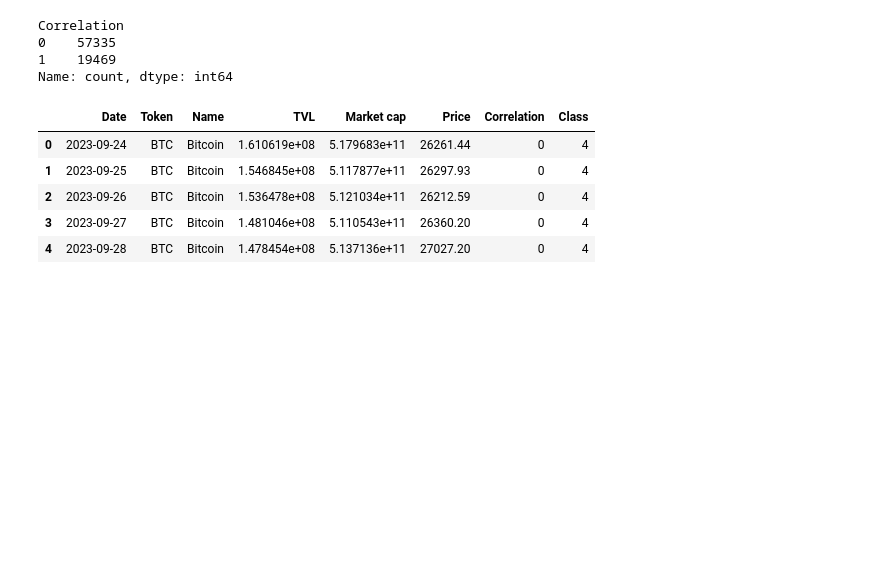
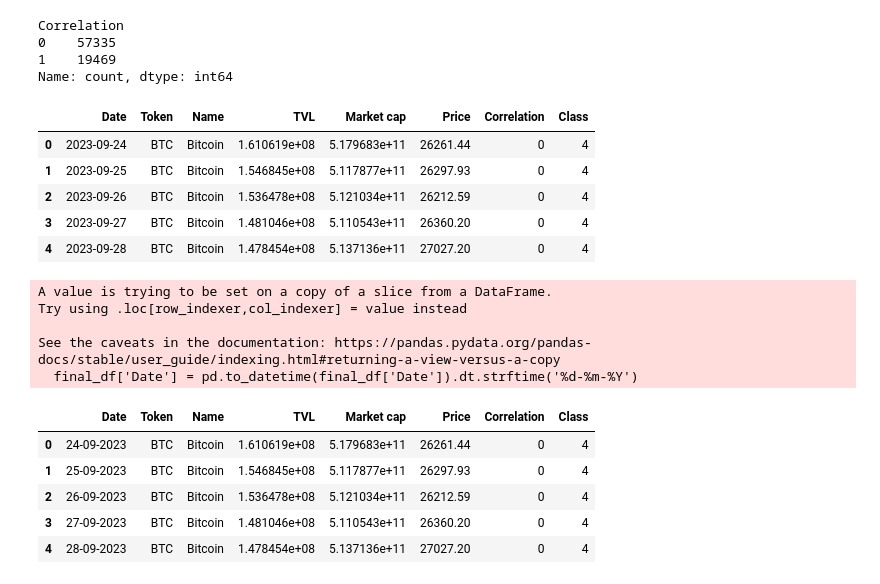
Before and after one commit to AndrePilcoChiuyare/ml-crypto, a Jupyter notebook: token-health/notebooks/preprocessing/9-correlation.ipynb, the cells around one changed output. Cells and saved outputs as stored; diff of their text form; code cells hidden in the pictures; blank space fills up the shorter version.

Commit message:
formatted date

```diff
--- a/token-health/notebooks/preprocessing/9-correlation.ipynb
+++ b/token-health/notebooks/preprocessing/9-correlation.ipynb
@@ -161,6 +161,23 @@ final_df.head()
 | 2 | 2023-09-26 | BTC | Bitcoin | 1.536478e+08 | 5.121034e+11 | 26212.59 | 0 | 4 |
 | 3 | 2023-09-27 | BTC | Bitcoin | 1.481046e+08 | 5.110543e+11 | 26360.20 | 0 | 4 |
 | 4 | 2023-09-28 | BTC | Bitcoin | 1.478454e+08 | 5.137136e+11 | 27027.20 | 0 | 4 |
+# %%
+# Converting to date
+final_df['Date'] = pd.to_datetime(final_df['Date']).dt.strftime('%d-%m-%Y')
+
+final_df.head()
+# %% [output]
+A value is trying to be set on a copy of a slice from a DataFrame.
+Try using .loc[row_indexer,col_indexer] = value instead
+
+See the caveats in the documentation: https://pandas.pydata.org/pandas-docs/stable/user_guide/indexing.html#returning-a-view-versus-a-copy
+  final_df['Date'] = pd.to_datetime(final_df['Date']).dt.strftime('%d-%m-%Y')
+|  | Date | Token | Name | TVL | Market cap | Price | Correlation | Class |
+| 0 | 24-09-2023 | BTC | Bitcoin | 1.610619e+08 | 5.179683e+11 | 26261.44 | 0 | 4 |
+| 1 | 25-09-2023 | BTC | Bitcoin | 1.546845e+08 | 5.117877e+11 | 26297.93 | 0 | 4 |
+| 2 | 26-09-2023 | BTC | Bitcoin | 1.536478e+08 | 5.121034e+11 | 26212.59 | 0 | 4 |
+| 3 | 27-09-2023 | BTC | Bitcoin | 1.481046e+08 | 5.110543e+11 | 26360.20 | 0 | 4 |
+| 4 | 28-09-2023 | BTC | Bitcoin | 1.478454e+08 | 5.137136e+11 | 27027.20 | 0 | 4 |
 # %%
 # Saving in a JSON file
 final_df.to_json('../../data/json/tokens-final-null.json', orient='records', indent=4)
```
Also changed, not shown: 1 other file.
